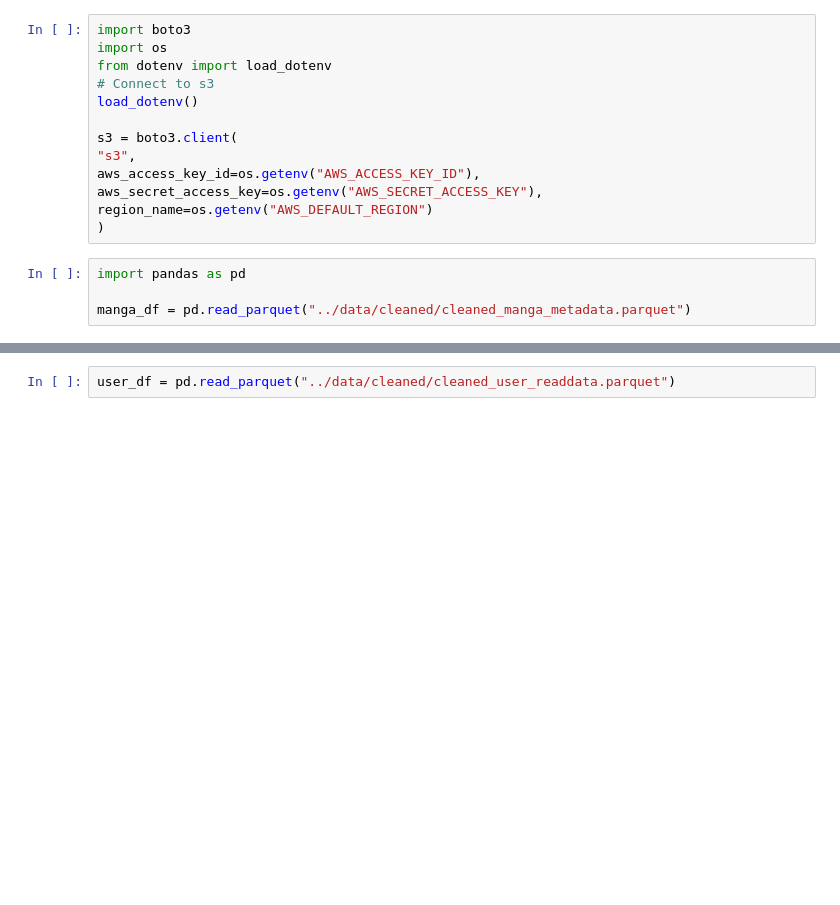
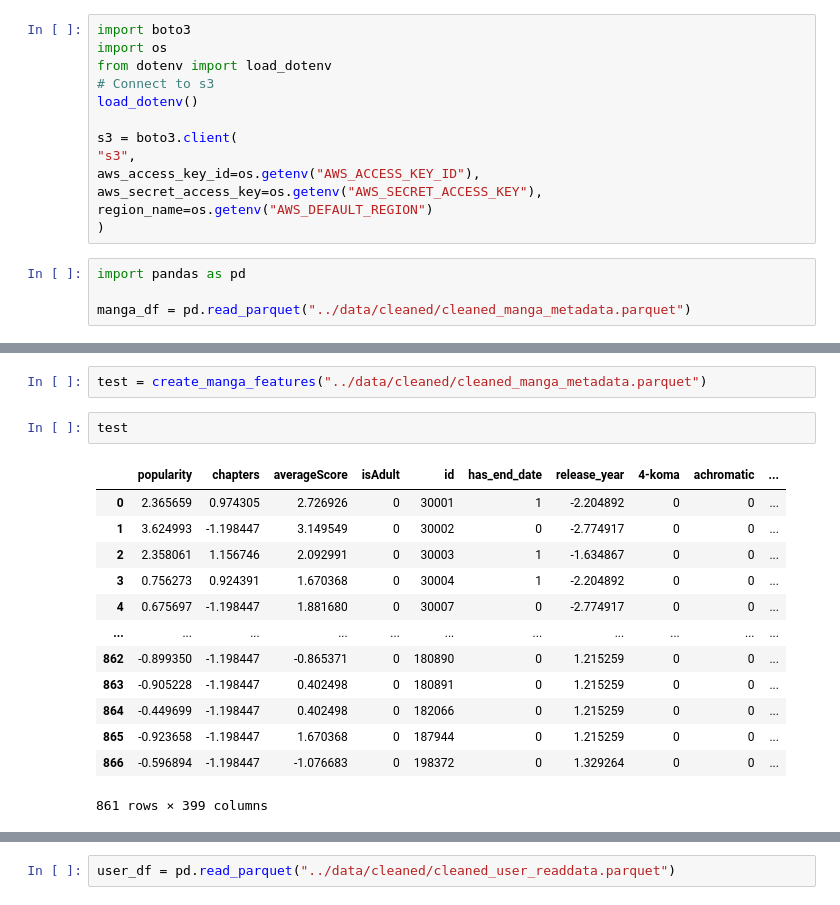
Before and after one commit to mannkenn/manga-recs, a Jupyter notebook: notebooks/feature_engineering.ipynb, the cells around one changed output, grey strips where cells are left out. Cells and saved outputs as stored; diff of their text form; blank space fills up the shorter version.

Commit message:
scripts for running feature engineering on manga data

```diff
--- a/notebooks/feature_engineering.ipynb
+++ b/notebooks/feature_engineering.ipynb
@@ -43,0 +71,18 @@ manga_df['averageScore'].hist()
+# %%
+test = create_manga_features("../data/cleaned/cleaned_manga_metadata.parquet")
+# %%
+test
+# %% [output]
+|  | popularity | chapters | averageScore | isAdult | id | has_end_date | release_year | 4-koma | achromatic | ... |
+| 0 | 2.365659 | 0.974305 | 2.726926 | 0 | 30001 | 1 | -2.204892 | 0 | 0 | ... |
+| 1 | 3.624993 | -1.198447 | 3.149549 | 0 | 30002 | 0 | -2.774917 | 0 | 0 | ... |
+| 2 | 2.358061 | 1.156746 | 2.092991 | 0 | 30003 | 1 | -1.634867 | 0 | 0 | ... |
+| 3 | 0.756273 | 0.924391 | 1.670368 | 0 | 30004 | 1 | -2.204892 | 0 | 0 | ... |
+| 4 | 0.675697 | -1.198447 | 1.881680 | 0 | 30007 | 0 | -2.774917 | 0 | 0 | ... |
+| ... | ... | ... | ... | ... | ... | ... | ... | ... | ... | ... |
+| 862 | -0.899350 | -1.198447 | -0.865371 | 0 | 180890 | 0 | 1.215259 | 0 | 0 | ... |
+| 863 | -0.905228 | -1.198447 | 0.402498 | 0 | 180891 | 0 | 1.215259 | 0 | 0 | ... |
+| 864 | -0.449699 | -1.198447 | 0.402498 | 0 | 182066 | 0 | 1.215259 | 0 | 0 | ... |
+| 865 | -0.923658 | -1.198447 | 1.670368 | 0 | 187944 | 0 | 1.215259 | 0 | 0 | ... |
+| 866 | -0.596894 | -1.198447 | -1.076683 | 0 | 198372 | 0 | 1.329264 | 0 | 0 | ... |
+861 rows × 399 columns
```
Also changed, not shown: parts of 10 cells of this notebook, 2 other files.
